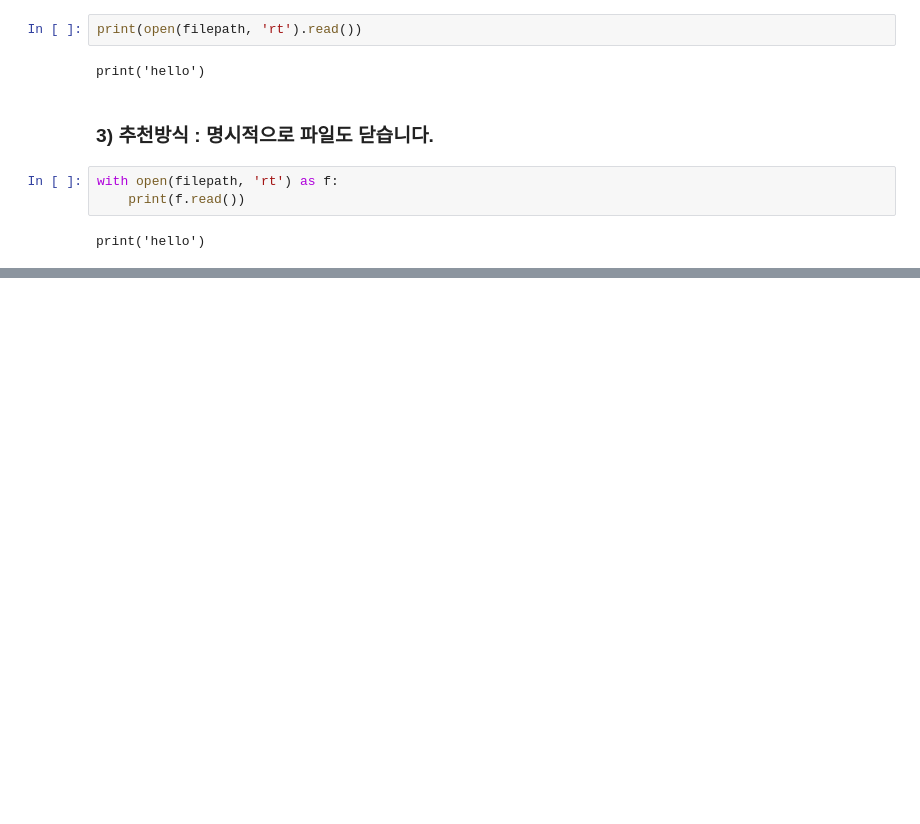
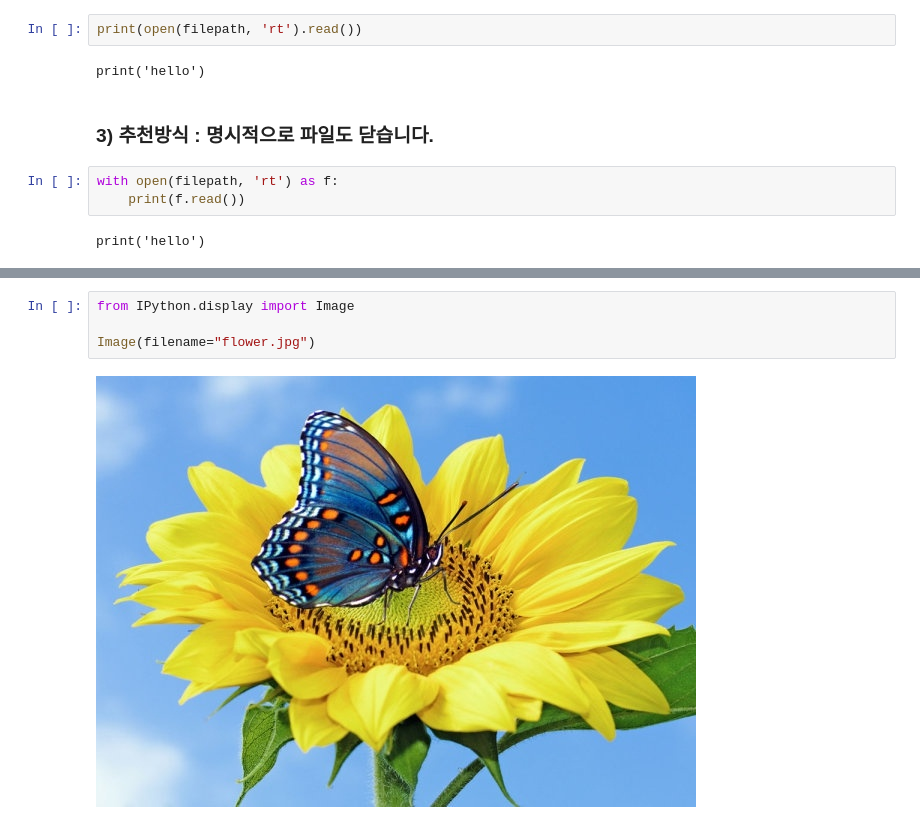
Before and after one commit to askdjango/kookmin-201707, a Jupyter notebook: EP04.ipynb, the cells around one changed output, grey strips where cells are left out. Cells and saved outputs as stored; diff of their text form; blank space fills up the shorter version.

```diff
--- a/EP04.ipynb
+++ b/EP04.ipynb
@@ -193,0 +212,6 @@ print('hello')
+# %%
+from IPython.display import Image
+
+Image(filename="flower.jpg")
+# %% [output]
+[figure, added]
```
Also changed, not shown: parts of 2 cells of this notebook.
